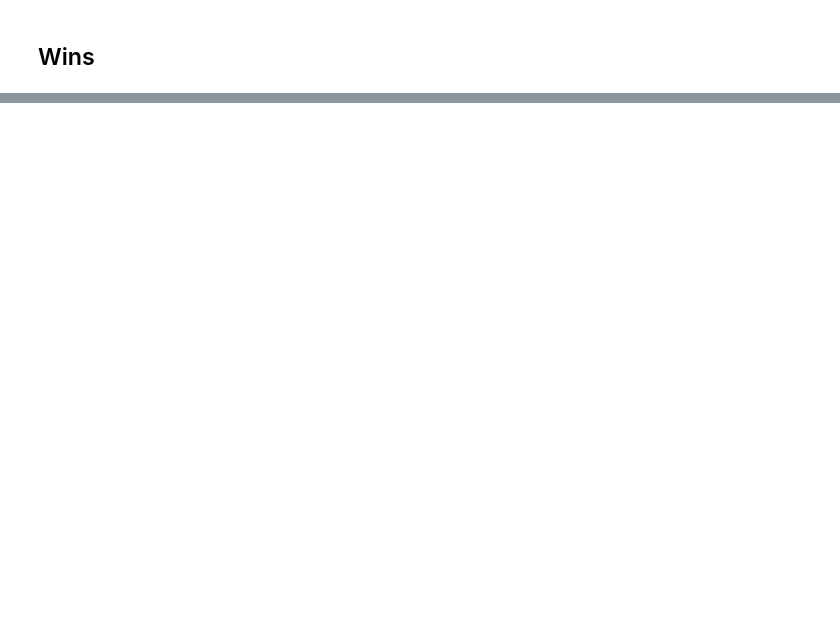
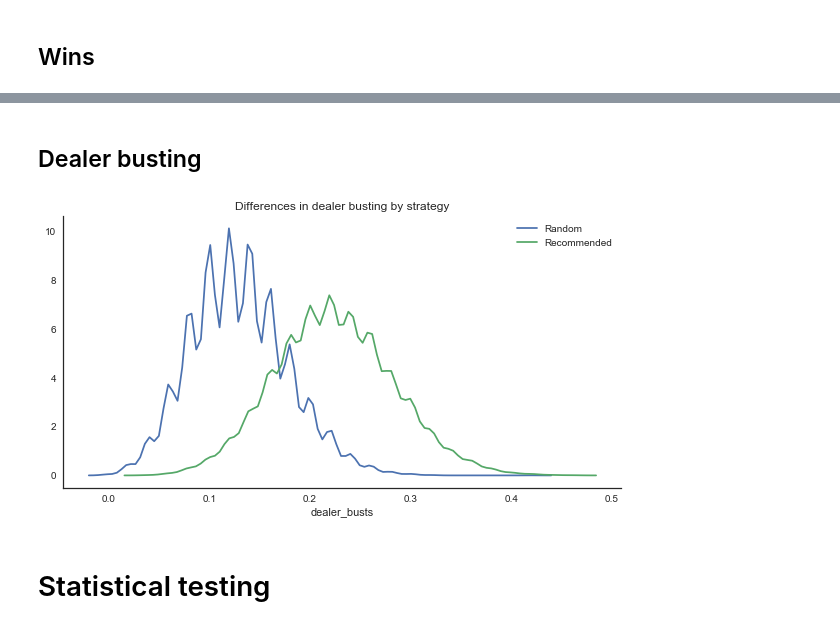
Before and after one commit to jocelyn-ong/data-science-projects, a Jupyter notebook: others/blackjack/data-analysis.ipynb, the cells around one changed output, grey strips where cells are left out. Cells and saved outputs as stored; diff of their text form; code cells hidden in the pictures; blank space fills up the shorter version.

```diff
--- a/others/blackjack/data-analysis.ipynb
+++ b/others/blackjack/data-analysis.ipynb
@@ -123,0 +139,14 @@ sns.despine();
+# %% [markdown]
+## Dealer busting
+# %%
+fig, ax = plt.subplots(1, 1, figsize=(10, 5));
+sns.distplot(trials.dealer_busts[trials.strategy==0.0],
+             hist=False, label="Random");
+sns.distplot(trials.dealer_busts[trials.strategy==1.0],
+             hist=False, label="Recommended");
+ax.set_title("Differences in dealer busting by strategy");
+sns.despine();
+# %% [output]
+[figure, added]
+# %% [markdown]
+# Statistical testing
```
Also changed, not shown: parts of 20 cells of this notebook, 1 other file.
